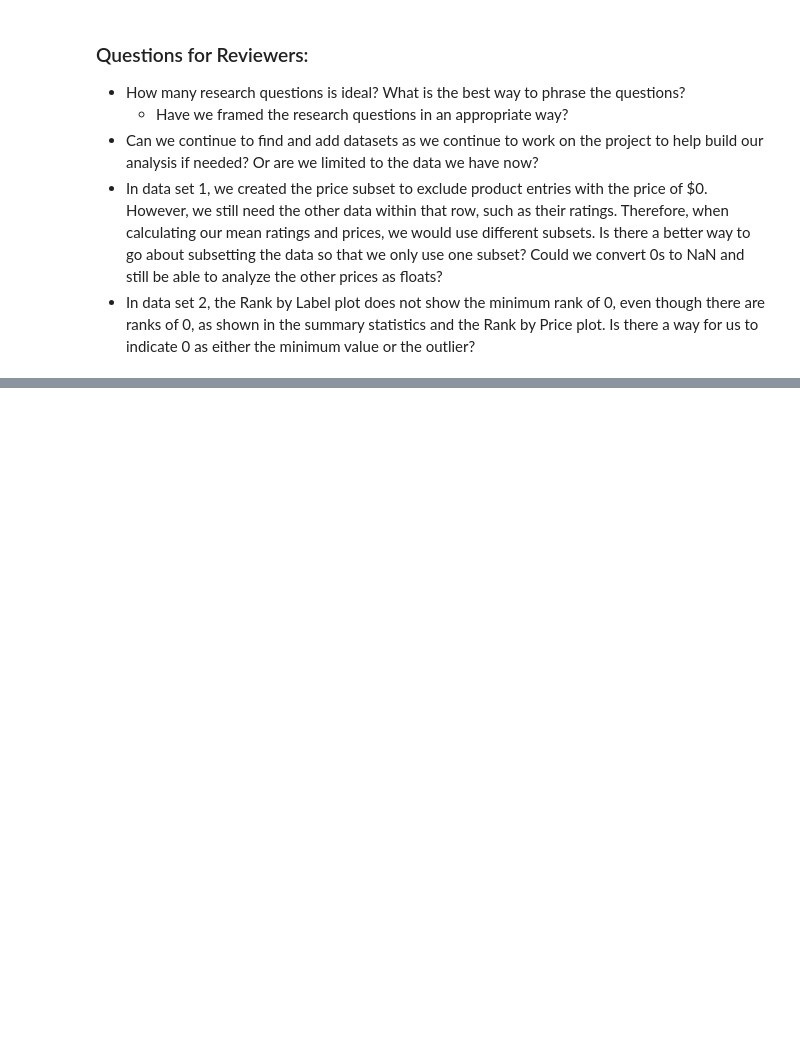
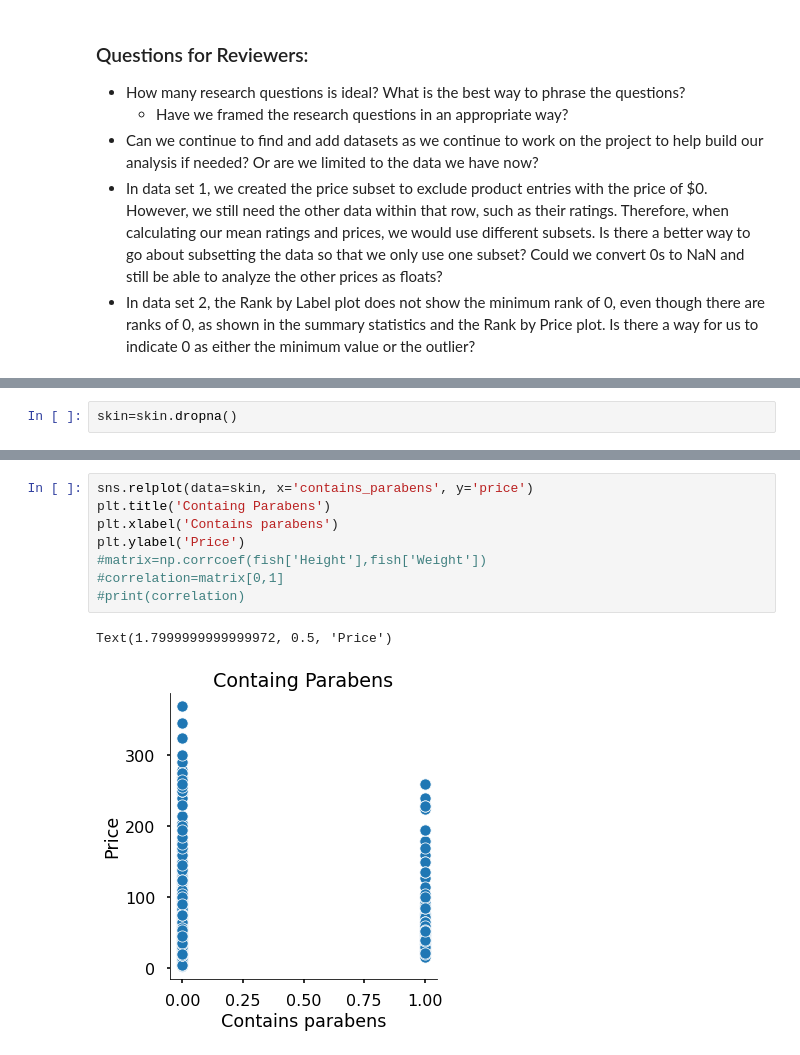
Before and after one commit to elitagao/info2950, a Jupyter notebook: INFO2950 Project_Laurens_update.ipynb, the cells around one changed output, grey strips where cells are left out. Cells and saved outputs as stored; diff of their text form; blank space fills up the shorter version.

```diff
--- a/INFO2950 Project_Laurens_update.ipynb
+++ b/INFO2950 Project_Laurens_update.ipynb
@@ -672,0 +691,2 @@ plt.show()
+# %%
+skin=skin.dropna()
@@ -672,0 +703,11 @@ plt.show()
+# %%
+sns.relplot(data=skin, x='contains_parabens', y='price')
+plt.title('Containg Parabens')
+plt.xlabel('Contains parabens')
+plt.ylabel('Price')
+#matrix=np.corrcoef(fish['Height'],fish['Weight'])
+#correlation=matrix[0,1]
+#print(correlation)
+# %% [output]
+Text(1.7999999999999972, 0.5, 'Price')
+[figure, added]
```
Also changed, not shown: parts of 34 cells of this notebook.
